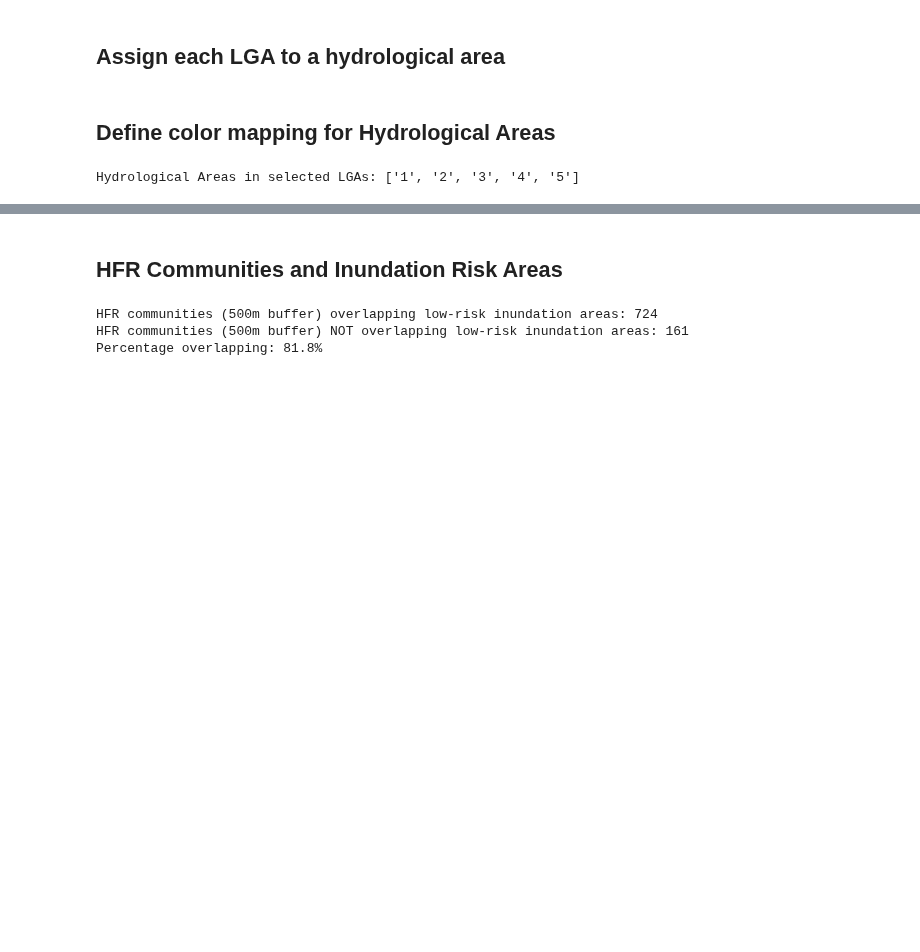
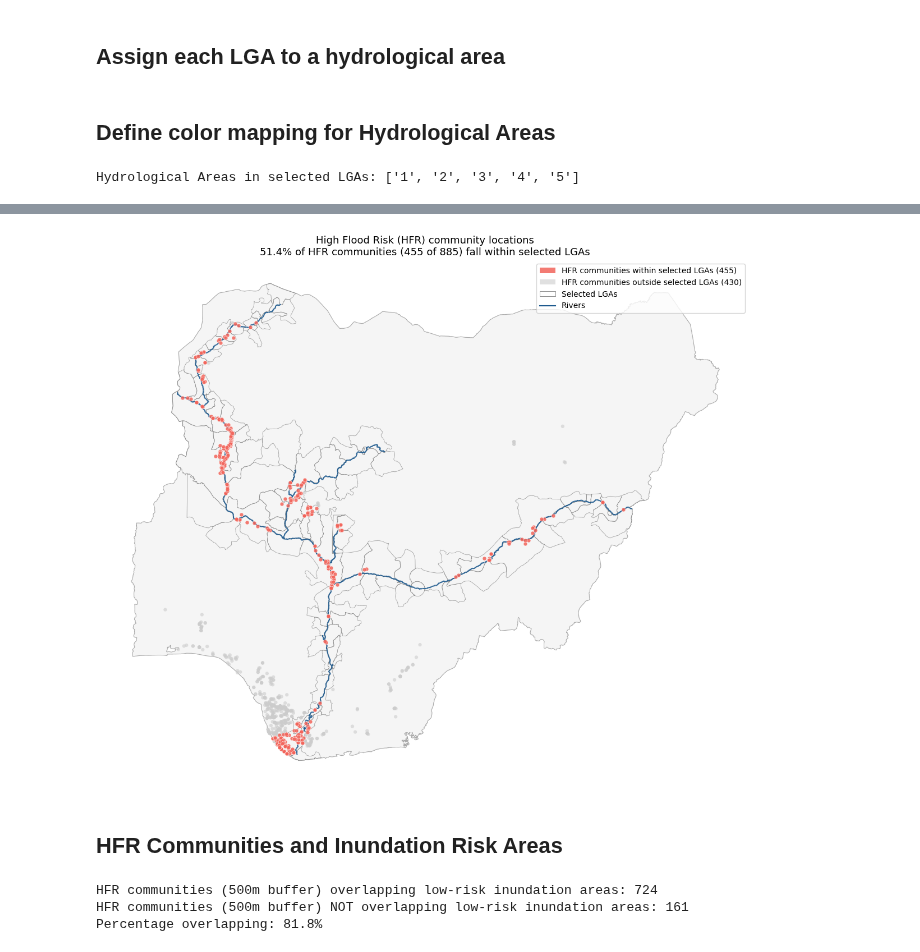
Before and after one commit to OCHA-DAP/ds-aa-nga-flooding, a Jupyter notebook: exploration/2026/01_geospatial_overview.ipynb, the cells around one changed output, grey strips where cells are left out. Saved outputs shown, nothing was run; the diff lists cells and outputs as text; code cells hidden in the pictures; blank space fills up the shorter version.

```diff
--- a/exploration/2026/01_geospatial_overview.ipynb
+++ b/exploration/2026/01_geospatial_overview.ipynb
@@ -198,3 +248,47 @@ plt.savefig("figures/lga_ha_map.png", dpi=300)
+# %%
+from matplotlib.patches import Patch
+from matplotlib.lines import Line2D
+
+_hfr_inside = gdf_hfr_joined[gdf_hfr_joined['in_selected_lga']]
+_hfr_outside = gdf_hfr_joined[~gdf_hfr_joined['in_selected_lga']]
+n_inside = len(_hfr_inside)
+n_outside = len(_hfr_outside)
+n_total = len(gdf_hfr_joined)
+pct_hfr_inside = n_inside / n_total * 100
+
+fig, ax = plt.subplots(figsize=(12, 10))
+
+gdf_codab.plot(ax=ax, facecolor='#f5f5f5', edgecolor='#aaaaaa', linewidth=0.8)
+gdf_lga_sel.plot(ax=ax, facecolor='none', edgecolor='grey', linewidth=0.6, alpha=0.7)
+gdf_rivers_ha.plot(ax=ax, color='#1E5A8E', linewidth=1.5, alpha=0.9, zorder=4)
+
+_hfr_outside.plot(
+    ax=ax, color='#cccccc', markersize=20, alpha=0.6,
+    edgecolor='none', zorder=5,
+)
+_hfr_inside.plot(
+    ax=ax, color='#F2645A', markersize=25, alpha=0.85,
+    edgecolor='white', linewidth=0.4, zorder=6,
+)
+
+legend_handles = [
+    Patch(facecolor='#F2645A', alpha=0.85, label=f'HFR communities within selected LGAs ({n_inside})'),
+    Patch(facecolor='#cccccc', alpha=0.6, label=f'HFR communities outside selected LGAs ({n_outside})'),
+    Patch(facecolor='none', edgecolor='grey', linewidth=0.6, label='Selected LGAs'),
+    Line2D([0], [0], color='#1E5A8E', linewidth=1.5, label='Rivers'),
+]
+ax.legend(handles=legend_handles, loc='upper right', fontsize=10)
+
+ax.set_title(
+    f'High Flood Risk (HFR) community locations\n'
+    f'{pct_hfr_inside:.1f}% of HFR communities ({n_inside} of {n_total}) fall within selected LGAs',
+    fontsize=13,
+)
+ax.set_axis_off()
+plt.tight_layout()
+plt.savefig('figures/hfr_lga_coverage_map.png', dpi=300)
+# %% [output]
+[figure, added]
 # %% [markdown]
 ## HFR Communities and Inundation Risk Areas
 # %%
```
Also changed, not shown: parts of 12 cells of this notebook.
